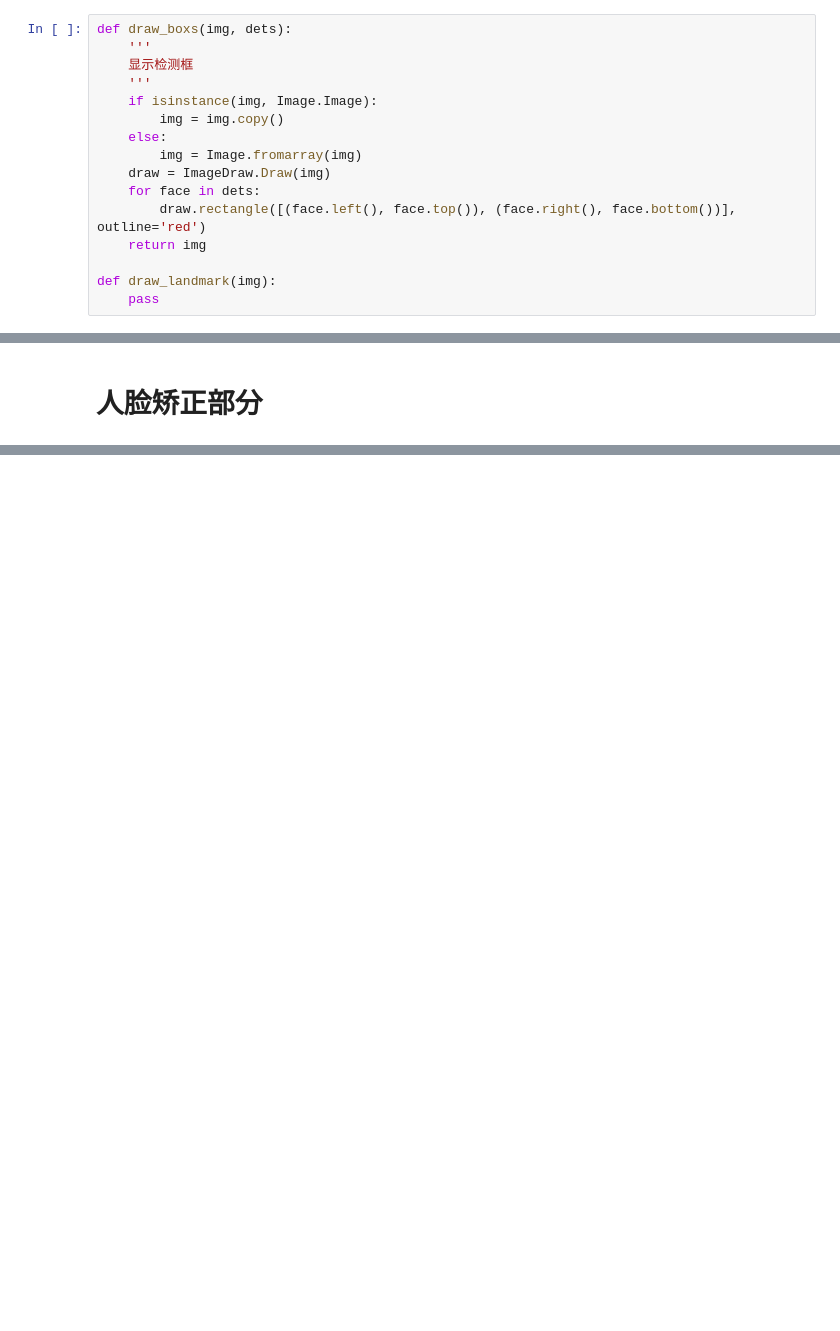
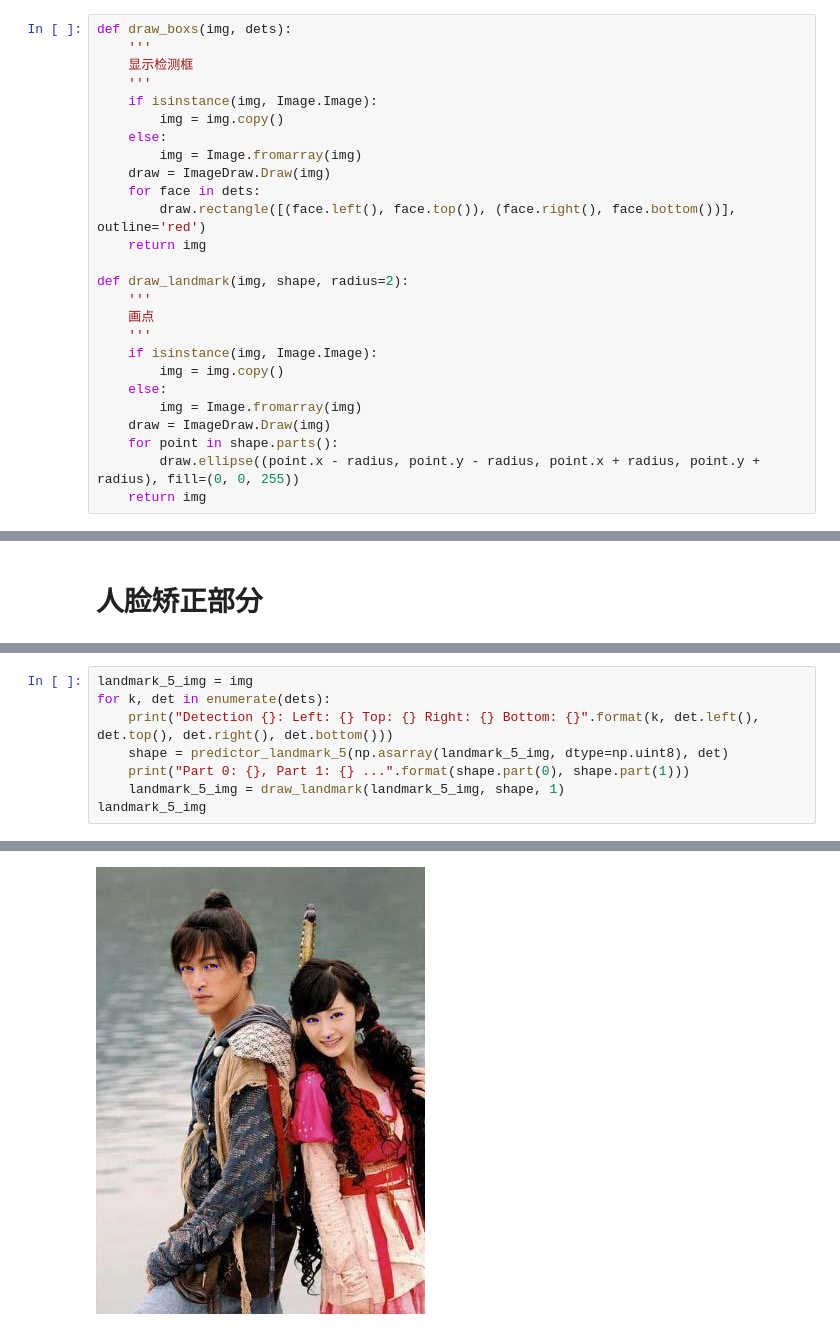
Before and after one commit to beausoft/mtcnn-pytorch, a Jupyter notebook: dlib.ipynb, the cells around one changed output, grey strips where cells are left out. Cells and saved outputs as stored; diff of their text form; blank space fills up the shorter version.

```diff
--- a/dlib.ipynb
+++ b/dlib.ipynb
@@ -18,8 +21,18 @@ def draw_boxs(img, dets):
         draw.rectangle([(face.left(), face.top()), (face.right(), face.bottom())], outline='red')
     return img
 
-def draw_landmark(img):
-    pass
+def draw_landmark(img, shape, radius=2):
+    '''
+    画点
+    '''
+    if isinstance(img, Image.Image):
+        img = img.copy()
+    else:
+        img = Image.fromarray(img)
+    draw = ImageDraw.Draw(img)
+    for point in shape.parts():
+        draw.ellipse((point.x - radius, point.y - radius, point.x + radius, point.y + radius), fill=(0, 0, 255))
+    return img
 # %%
 # 人脸正脸检测器
 detector = dlib.get_frontal_face_detector()
@@ -42,0 +67,9 @@ predictor_landmark_68 = dlib.shape_predictor('dlib_dat/shape_predictor_68_face_l
+# %%
+landmark_5_img = img
+for k, det in enumerate(dets):
+    print("Detection {}: Left: {} Top: {} Right: {} Bottom: {}".format(k, det.left(), det.top(), det.right(), det.bottom()))
+    shape = predictor_landmark_5(np.asarray(landmark_5_img, dtype=np.uint8), det)
+    print("Part 0: {}, Part 1: {} ...".format(shape.part(0), shape.part(1)))
+    landmark_5_img = draw_landmark(landmark_5_img, shape, 1)
+landmark_5_img
+# %% [output]
@@ -42,0 +80 @@ predictor_landmark_68 = dlib.shape_predictor('dlib_dat/shape_predictor_68_face_l
+[figure, added]
```
Also changed, not shown: parts of 19 cells of this notebook.
